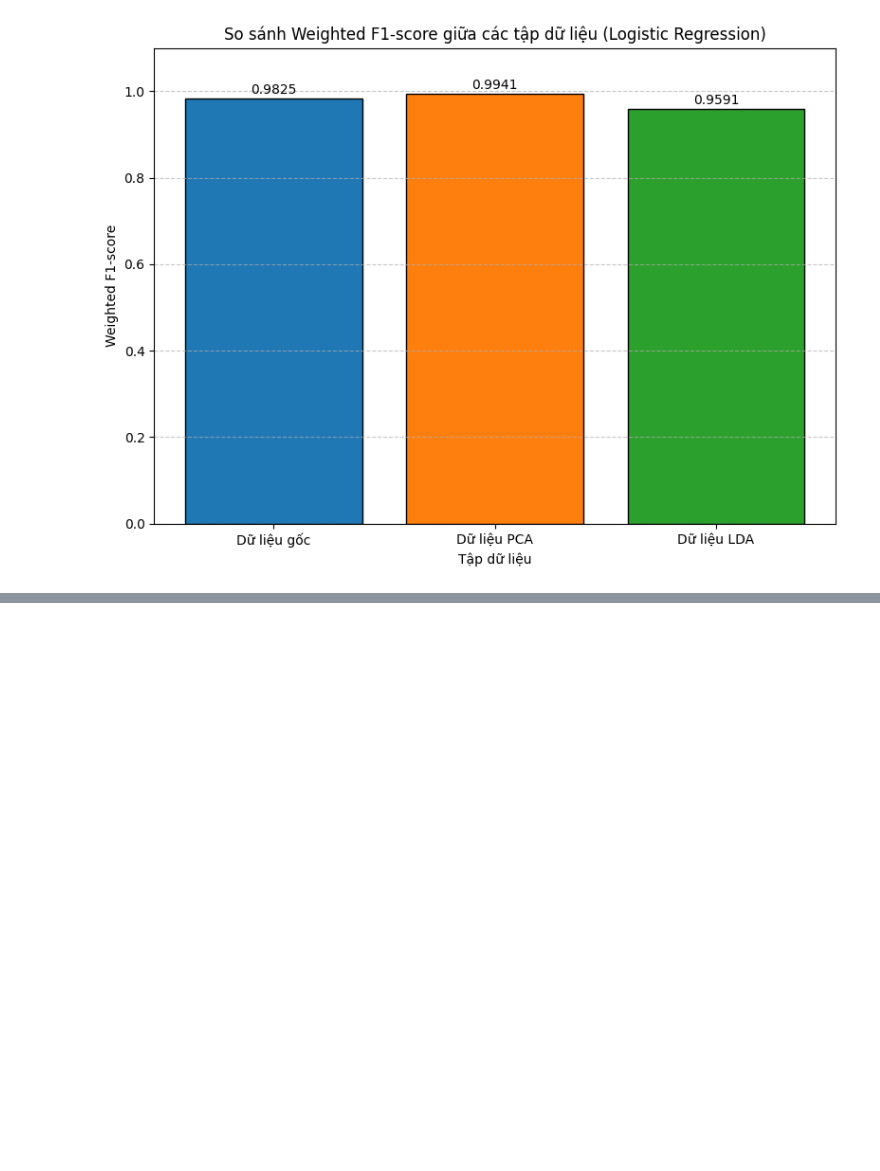
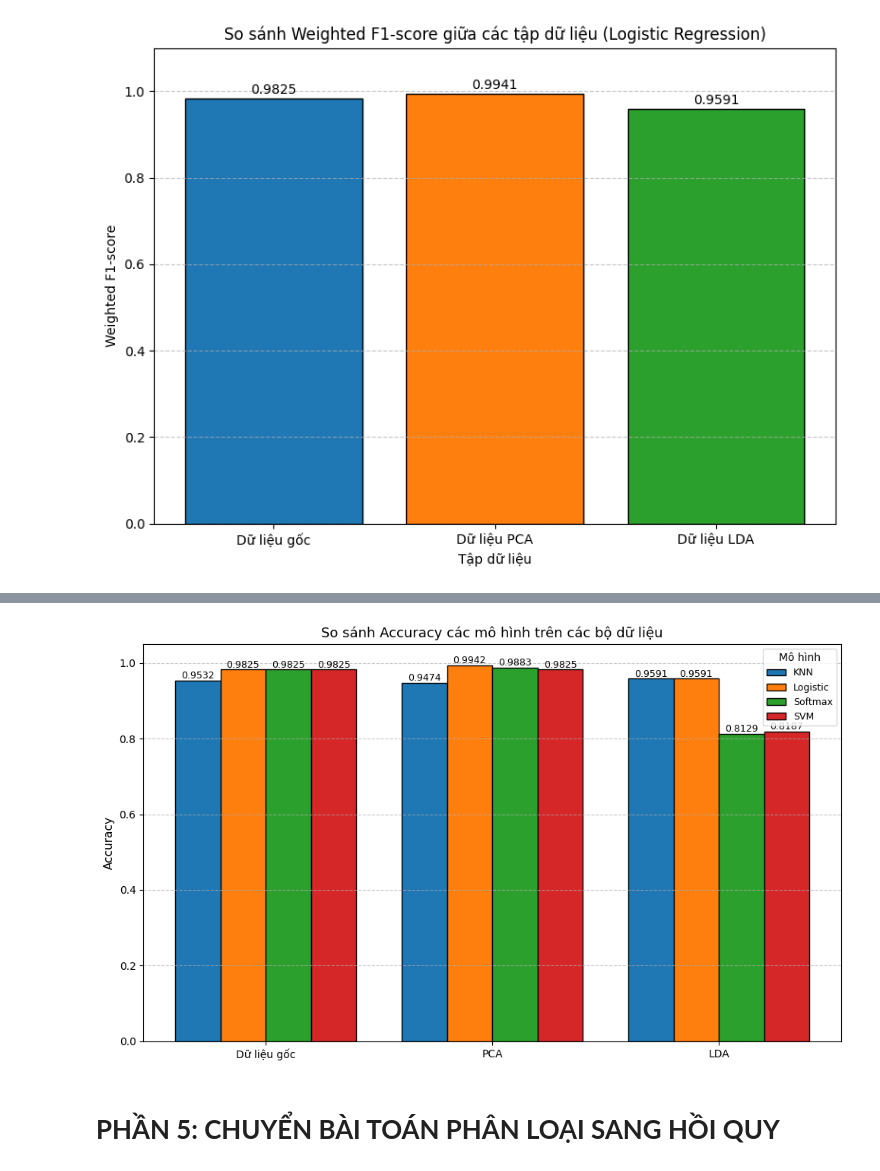
Before and after one commit to tdattm/wisconsin-breast-cancer-classification, a Jupyter notebook: src/source.ipynb, the cells around one changed output, grey strips where cells are left out. Saved outputs shown, nothing was run; the diff lists cells and outputs as text; code cells hidden in the pictures; blank space fills up the shorter version.

```diff
--- a/src/source.ipynb
+++ b/src/source.ipynb
@@ -1189,0 +1233,78 @@ Logistic Regression - LDA: 0.9591
+# %%
+def plot_accuracy_comparison_grouped(acc_data):
+    """
+    Vẽ biểu đồ cột so sánh Accuracy giữa các mô hình trên từng loại dữ liệu.
+
+    Parameters:
+    - acc_data: dict lồng, định dạng:
+        {
+            'Dữ liệu gốc': {
+                'KNN': 0.96,
+                'Logistic': 0.97,
+                'Softmax': 0.98,
+                'SVM': 0.99
+            },
+            'PCA': { ... },
+            'LDA': { ... }
+        }
+    """
+    datasets = list(acc_data.keys())
+    models = list(next(iter(acc_data.values())).keys())  # ['KNN', 'Logistic', ...]
+
+    n_datasets = len(datasets)
+    n_models = len(models)
+    x = np.arange(n_datasets)
+    width = 0.2  # độ rộng mỗi cột
+
+    # Tạo dữ liệu dạng mảng theo mô hình
+    acc_matrix = np.array([[acc_data[ds][model] for ds in datasets] for model in models])
+
+    plt.figure(figsize=(10, 6))
+    colors = ['#1f77b4', '#ff7f0e', '#2ca02c', '#d62728']
+
+    for i, (model, accs) in enumerate(zip(models, acc_matrix)):
+        plt.bar(x + i*width - width*1.5, accs, width, label=model, color=colors[i], edgecolor='black')
+
+    # Ghi giá trị trên đầu mỗi cột
+    for i in range(n_models):
+        for j in range(n_datasets):
+            yval = acc_matrix[i][j]
+            xpos = x[j] + i*width - width*1.5
+            plt.text(xpos, yval + 0.005, f'{yval:.4f}', ha='center', fontsize=9)
+
+    plt.xticks(x, datasets)
+    plt.title('So sánh Accuracy các mô hình trên các bộ dữ liệu', fontsize=13)
+    plt.ylabel('Accuracy', fontsize=11)
+    plt.ylim(0, 1.05)
+    plt.grid(axis='y', linestyle='--', alpha=0.7)
+    plt.legend(title='Mô hình', fontsize=9)
+    plt.tight_layout()
+    plt.show()
+
+
+acc_comparison = {
+    'Dữ liệu gốc': {
+        'KNN': acc_orig_knn,
+        'Logistic': acc_orig_lr,
+        'Softmax': acc_sm,
+        'SVM': acc_svm
+    },
+    'PCA': {
+        'KNN': acc_pca_knn,
+        'Logistic': acc_pca_lr,
+        'Softmax': acc_sm_pca,
+        'SVM': acc_svm_pca
+    },
+    'LDA': {
+        'KNN': acc_lda_knn,
+        'Logistic': acc_lda_lr,
+        'Softmax': acc_sm_lda,
+        'SVM': acc_svm_lda
+    }
+}
+
+plot_accuracy_comparison_grouped(acc_comparison)
+# %% [output]
+[figure, added]
+# %% [markdown]
+# **PHẦN 5: CHUYỂN BÀI TOÁN PHÂN LOẠI SANG HỒI QUY**
```
Also changed, not shown: parts of 15 cells of this notebook.
